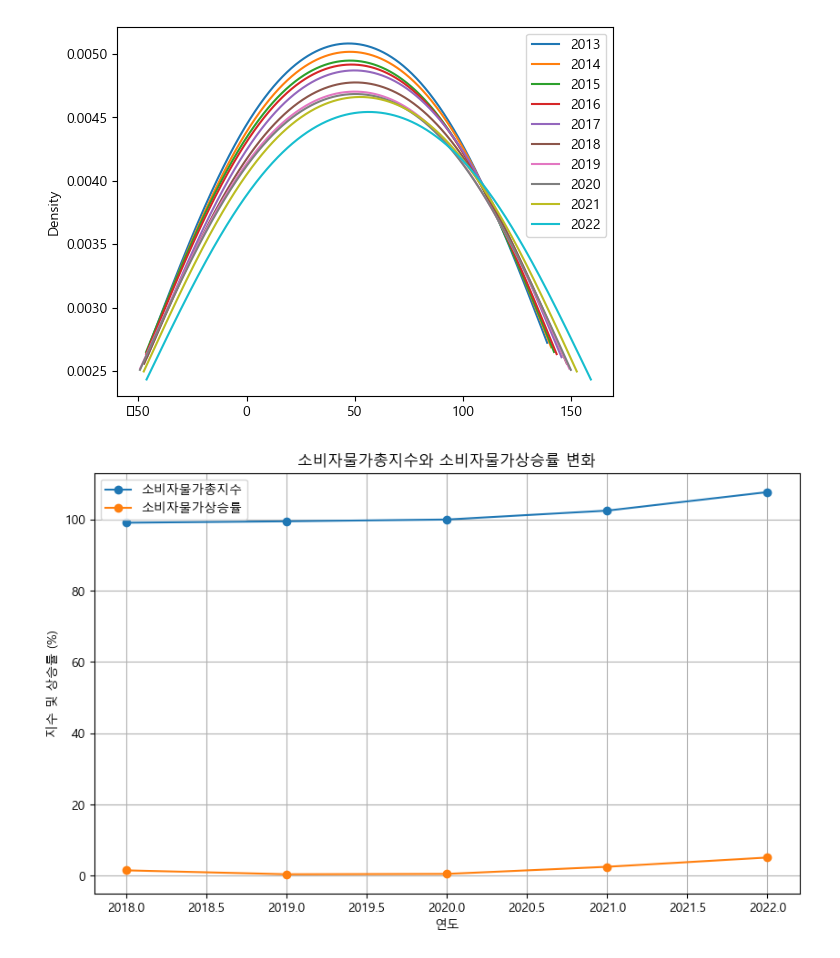
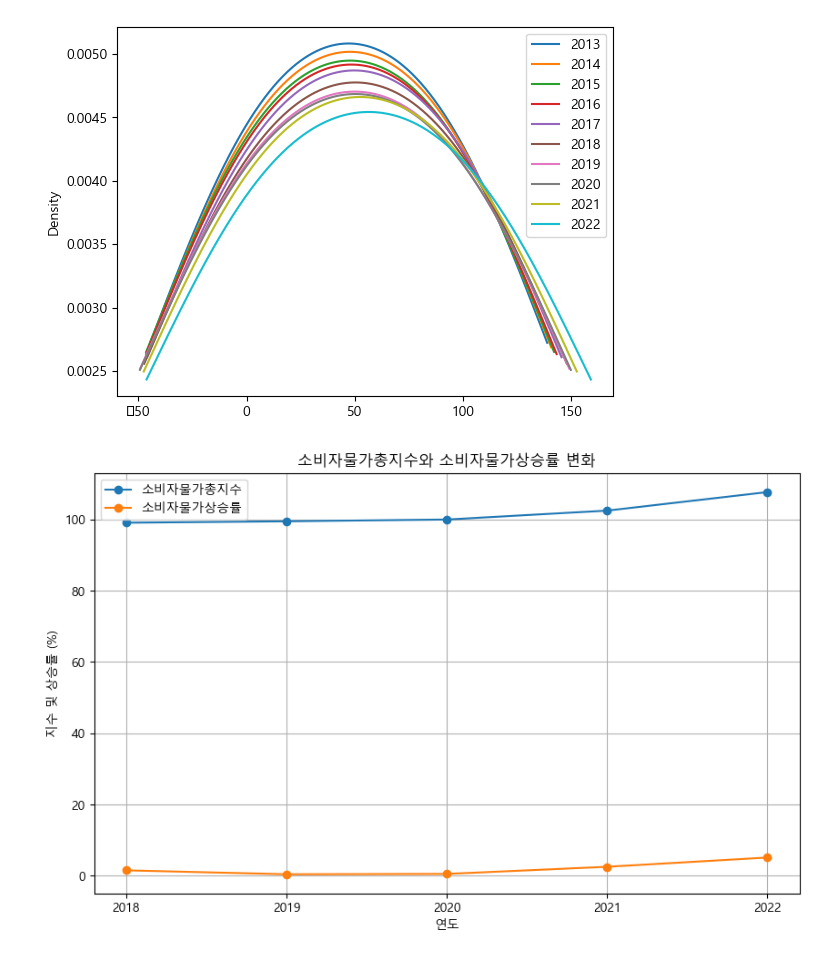
Before and after one commit to chan2-plc/data_police, a Jupyter notebook: cpi지수.ipynb, the cells around one changed output. Cells and saved outputs as stored; diff of their text form; code cells hidden in the pictures.

```diff
--- a/cpi지수.ipynb
+++ b/cpi지수.ipynb
@@ -174,35 +174,35 @@ import matplotlib.pyplot as plt
 
 import platform
 
 if platform.system() == 'Windows':
     plt.rc('font', family='Malgun Gothic')
 elif platform.system() == 'Darwin': # Mac
     plt.rc('font', family='AppleGothic')
 else: #linux
     plt.rc('font', family='NanumGothic')
 
 data = {
     '연도': [2018, 2019, 2020, 2021, 2022],
     '소비자물가총지수': [99.1, 99.5, 100.0, 102.5, 107.7],
     '소비자물가상승률': [1.5, 0.4, 0.5, 2.5, 5.1]
 }
 
 df = pd.DataFrame(data)
 
 plt.figure(figsize=(10, 6))
 plt.plot(df['연도'], df['소비자물가총지수'], marker='o', label='소비자물가총지수')
 plt.plot(df['연도'], df['소비자물가상승률'], marker='o', label='소비자물가상승률')
 
-# 그래프 꾸미기
+plt.xticks(years)
 plt.title('소비자물가총지수와 소비자물가상승률 변화')
 plt.xlabel('연도')
 plt.ylabel('지수 및 상승률 (%)')
 plt.legend()
 plt.grid(True)
 
 plt.show()
 # %% [output]
-[figure, old version]
+[figure, new version]
 # %%
 years = [2018, 2019, 2020, 2021, 2022]
 cpi_total_index = [99.1, 99.5, 100.0, 102.5, 107.7]
```
Also changed, not shown: parts of 1 cell of this notebook.
